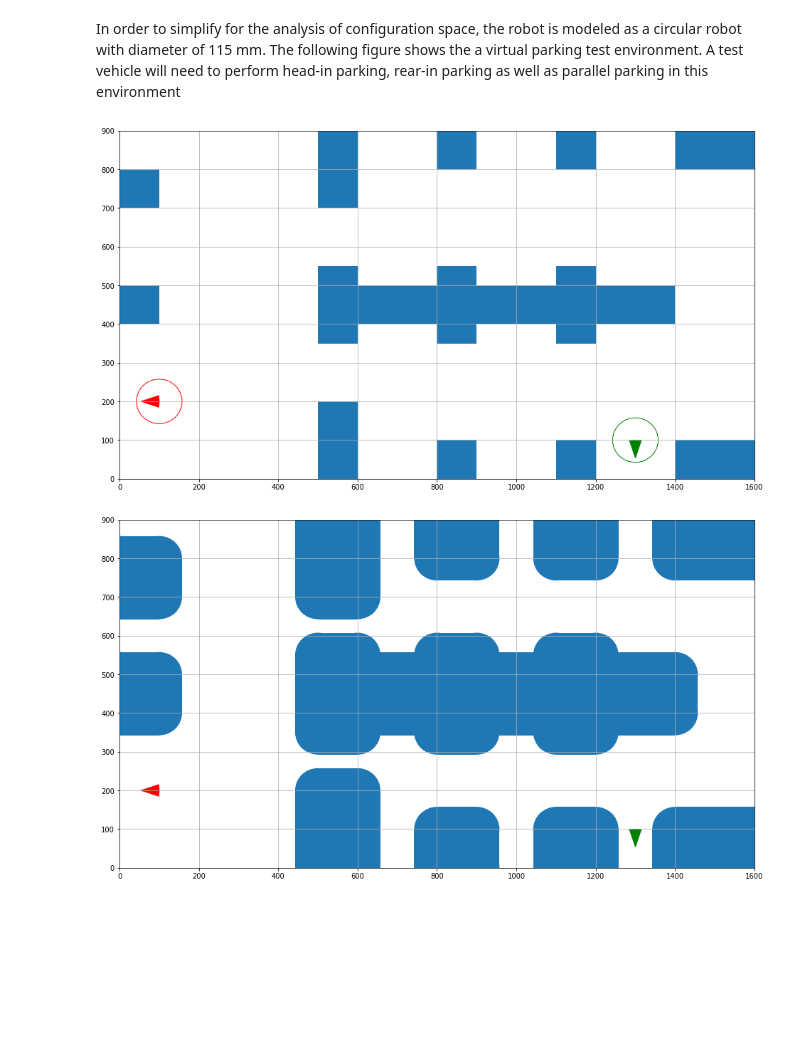
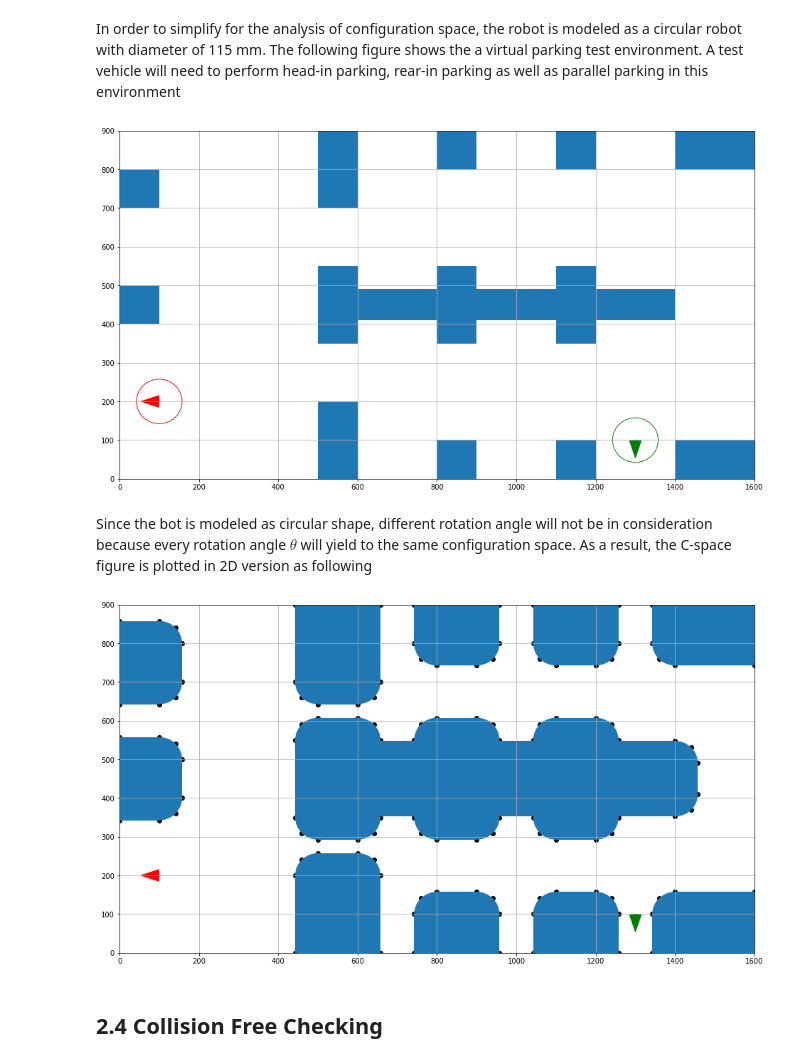
Before and after one commit to fcjscott/Computational_Robotics, a Jupyter notebook: Path_Planning/pset3_RRTPlanning.ipynb, the cells around one changed output. Cells and saved outputs as stored; diff of their text form; code cells hidden in the pictures; blank space fills up the shorter version.

```diff
--- a/Path_Planning/pset3_RRTPlanning.ipynb
+++ b/Path_Planning/pset3_RRTPlanning.ipynb
@@ -206,7 +218,7 @@ In order to simplify for the analysis of configuration space, the robot is model
 parkingLot = [(500, 350, 100, 200),
          (500, 0, 100, 200),
          (500,700,100,200),
-         (600,400,800,100),
+         (600,410,800,80),
          (800,0,100,100),
          (1100,0,100,100),
          (1400,0,200,100),
@@ -222,12 +234,29 @@ parkingLot = [(500, 350, 100, 200),
 
 ax = OperationSpace(xi, xf, parkingLot)
 # %% [output]
-[figure, old version]
+[figure, new version]
 # %%
-def ConfigSpace(current_state,target_state,obList):
-    configList = []
+def ConfigSpace(current_state,target_state,obList,chull = False):
+    """
+    Generate plot for configuration space
+
+    Input:
+    current_state = numpy array([x,y,theta]) where specify robot's instantaneous state
+    target_state = numpy array([x,y,theta]) where specify robot's goal
+    obList = a list of rectangular obstacles formed as [O1,O2,....] where O is a 4-element
+    tuple to define rectangle
+    chull = a switch to tune the convex hull points in the graph
+    """
+
+    cvxpt = []
+    offset = (np.sqrt(2)-1)*R/(2*np.sqrt(2))
+
+    # draw operation space first
     ax = OperationSpace(current_state,target_state,obList,config = True)
+    p = []
     for x in obList:
+
+        # padding around obstacle to make configuration space
         r1 = plt.Rectangle((x[0]-R/2,x[1]),R/2,x[3])
         r2 = plt.Rectangle((x[0]+x[2],x[1]),R/2,x[3])
         r3 = plt.Rectangle((x[0],x[1]+x[3]),x[2],R/2)
@@ -245,10 +274,32 @@ def ConfigSpace(current_state,target_state,obList):
         ax.add_patch(c3)
         ax.add_patch(c4)
 
+        # return a set of convex hull points if chull is tuned on
+        if chull:
+            p1 = [x[0]-R/2,x[1]]
+            p2 = [x[0]+x[2]+R/2,x[1]]
+            p3 = [x[0]-R/2,x[1]+x[3]]
+            p4 = [x[0]+x[2]+R/2,x[1]+x[3]]
+            p5 = [x[0],x[1]-R/2]
+            p6 = [x[0]+x[2],x[1]-R/2]
+            p7 = [x[0],x[1]+x[3]+R/2]
+            p8 = [x[0]+x[2],x[1]+x[3]+R/2]
+            p9 = [x[0]-R/2+offset,x[1]-R/2+offset]
+            p10 = [x[0]-R/2+offset,x[1]+x[3]+R/2-offset]
+            p11 = [x[0]+x[2]+R/2-offset,x[1]-R/2+offset]
+            p12 = [x[0]+x[2]+R/2-offset,x[1]+x[3]+R/2-offset]
+            p = [p1,p2,p3,p4,p5,p6,p7,p8,p9,p10,p11,p12]
+            cvxpt.append(p)
 
+            for point in p:
+                pts = plt.scatter(point[0],point[1],c='k')
 
-    return ax
+    return ax,cvxpt
+# %% [markdown]
+Since the bot is modeled as circular shape, different rotation angle will not be in consideration because every rotation angle $\theta$ will yield to the same configuration space. As a result, the C-space figure is plotted in 2D version as following
 # %%
-ax = ConfigSpace(xi,xf,parkingLot)
+ax,cvxpt = ConfigSpace(xi,xf,parkingLot,chull = True)
 # %% [output]
-[figure, old version]
+[figure, new version]
+# %% [markdown]
+## 2.4 Collision Free Checking
```
Also changed, not shown: parts of 19 cells of this notebook.
